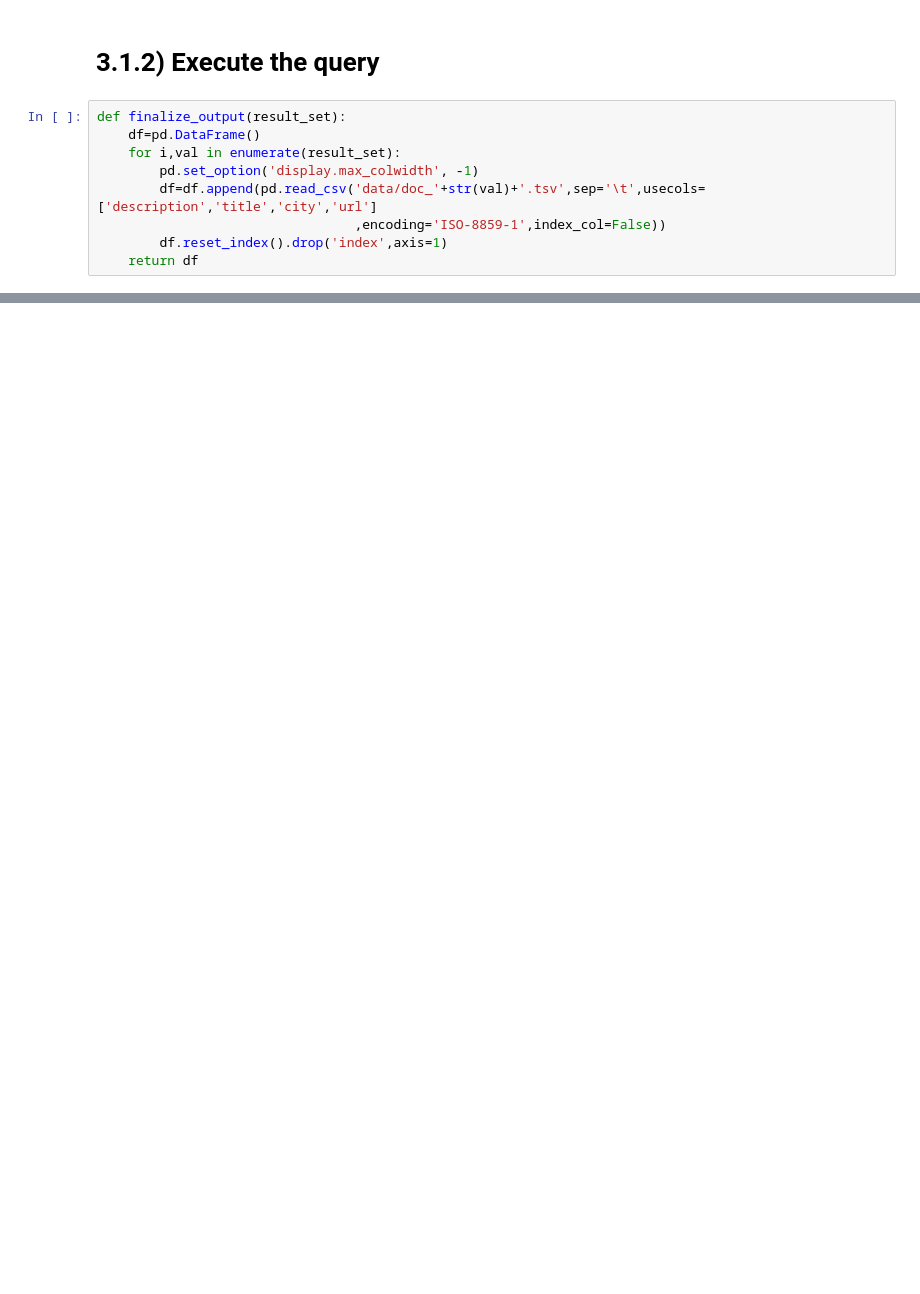
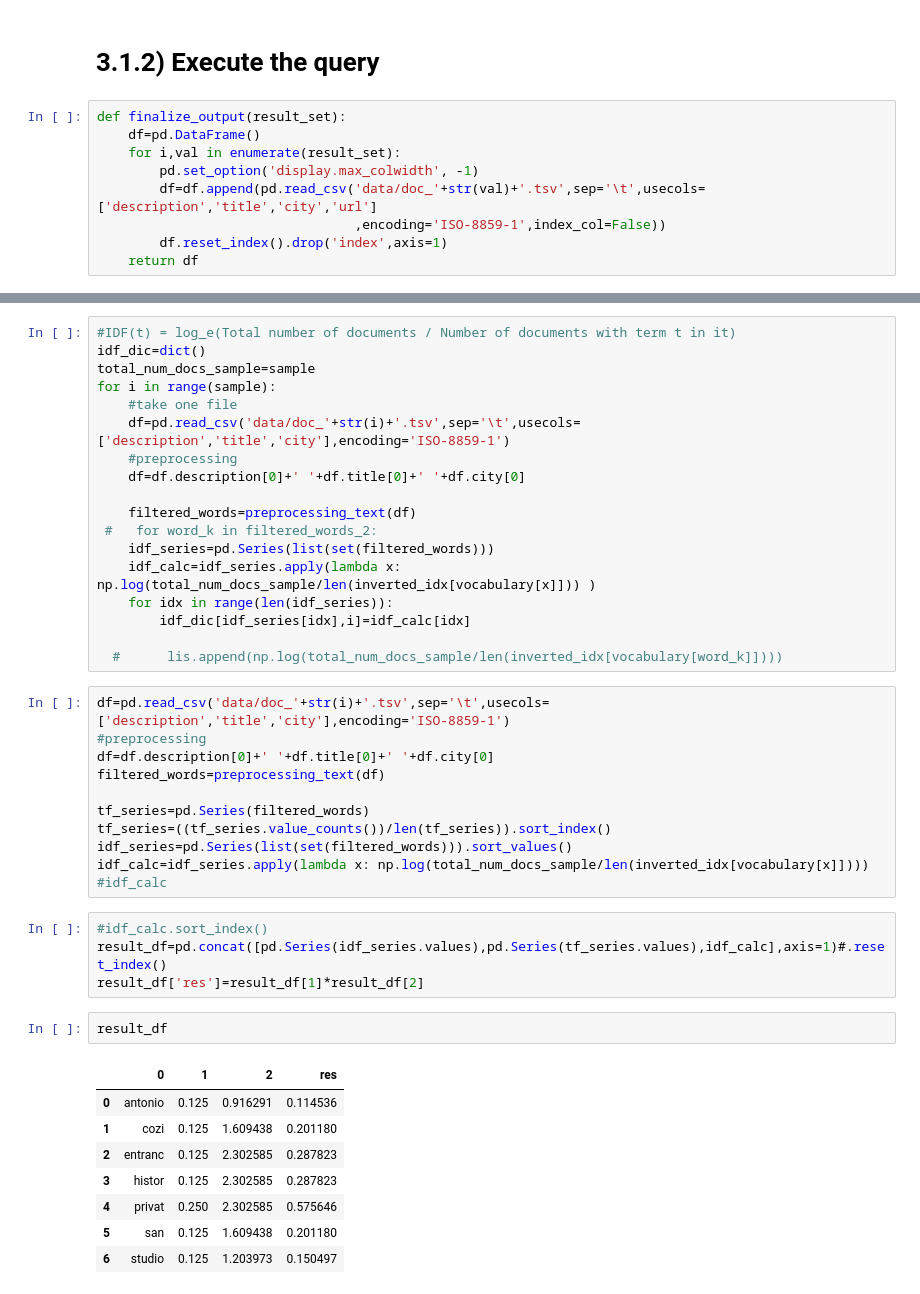
Before and after one commit to DanieleFi/ADMThirdHomework, a Jupyter notebook: ADMThirdHomework-Coding just on sample.ipynb, the cells around one changed output, grey strips where cells are left out. Saved outputs shown, nothing was run; the diff lists cells and outputs as text; blank space fills up the shorter version.

```diff
--- a/ADMThirdHomework-Coding just on sample.ipynb
+++ b/ADMThirdHomework-Coding just on sample.ipynb
@@ -304,0 +337,44 @@ room
+# %%
+#IDF(t) = log_e(Total number of documents / Number of documents with term t in it)
+idf_dic=dict()
+total_num_docs_sample=sample
+for i in range(sample):
+    #take one file
+    df=pd.read_csv('data/doc_'+str(i)+'.tsv',sep='\t',usecols=['description','title','city'],encoding='ISO-8859-1')
+    #preprocessing
+    df=df.description[0]+' '+df.title[0]+' '+df.city[0]
+
+    filtered_words=preprocessing_text(df)
+ #   for word_k in filtered_words_2:
+    idf_series=pd.Series(list(set(filtered_words)))
+    idf_calc=idf_series.apply(lambda x: np.log(total_num_docs_sample/len(inverted_idx[vocabulary[x]])) )
+    for idx in range(len(idf_series)):
+        idf_dic[idf_series[idx],i]=idf_calc[idx]
+
+  #      lis.append(np.log(total_num_docs_sample/len(inverted_idx[vocabulary[word_k]])))
+# %%
+df=pd.read_csv('data/doc_'+str(i)+'.tsv',sep='\t',usecols=['description','title','city'],encoding='ISO-8859-1')
+#preprocessing
+df=df.description[0]+' '+df.title[0]+' '+df.city[0]
+filtered_words=preprocessing_text(df)
+
+tf_series=pd.Series(filtered_words)
+tf_series=((tf_series.value_counts())/len(tf_series)).sort_index()
+idf_series=pd.Series(list(set(filtered_words))).sort_values()
+idf_calc=idf_series.apply(lambda x: np.log(total_num_docs_sample/len(inverted_idx[vocabulary[x]])))
+#idf_calc
+# %%
+#idf_calc.sort_index()
+result_df=pd.concat([pd.Series(idf_series.values),pd.Series(tf_series.values),idf_calc],axis=1)#.reset_index()
+result_df['res']=result_df[1]*result_df[2]
+# %%
+result_df
+# %% [output]
+|  | 0 | 1 | 2 | res |
+| 0 | antonio | 0.125 | 0.916291 | 0.114536 |
+| 1 | cozi | 0.125 | 1.609438 | 0.201180 |
+| 2 | entranc | 0.125 | 2.302585 | 0.287823 |
+| 3 | histor | 0.125 | 2.302585 | 0.287823 |
+| 4 | privat | 0.250 | 2.302585 | 0.575646 |
+| 5 | san | 0.125 | 1.609438 | 0.201180 |
+| 6 | studio | 0.125 | 1.203973 | 0.150497 |
```
Also changed, not shown: parts of 28 cells of this notebook.
